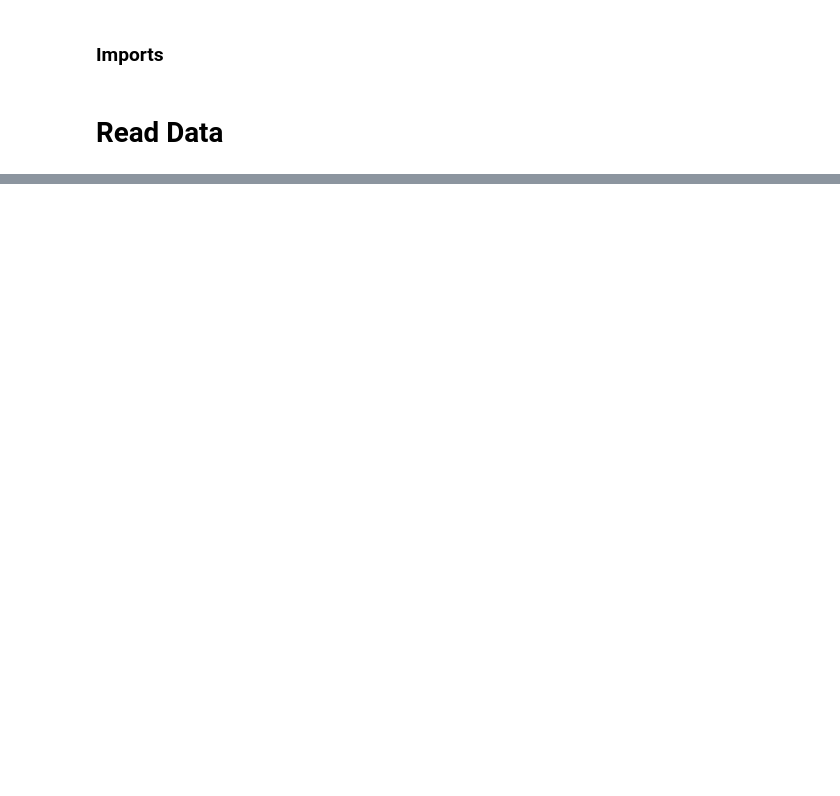
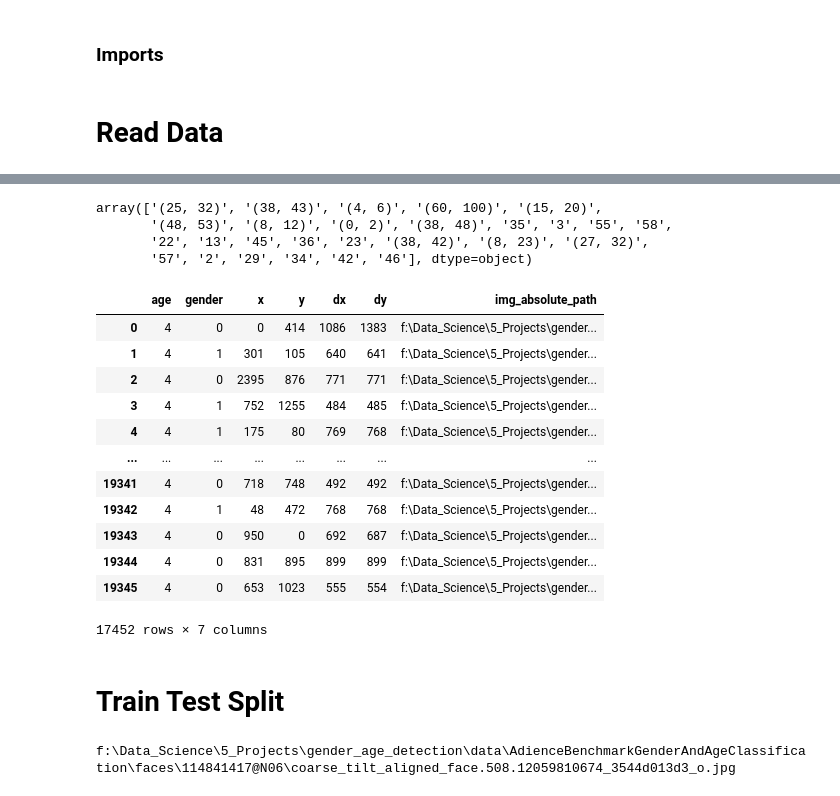
Before and after one commit to m-miler/gender_age_detection, a Jupyter notebook: ml_model.ipynb, the cells around one changed output, grey strips where cells are left out. Cells and saved outputs as stored; diff of their text form; code cells hidden in the pictures; blank space fills up the shorter version.

```diff
--- a/ml_model.ipynb
+++ b/ml_model.ipynb
@@ -18,0 +90,43 @@ full_txt_data = pd.concat(txt_data, ignore_index=True)
+# %%
+#Select data which will be needed to train and test models
+data = raw_data[['age', 'gender', 'x', 'y', 'dx', 'dy', 'img_absolute_path']]
+# %%
+#Encode gender categorical data to numeric
+data = data.replace({'gender': {'f': 0, 'm': 1}})
+# %%
+#Encode age values
+data.age.unique()
+# %% [output]
+array(['(25, 32)', '(38, 43)', '(4, 6)', '(60, 100)', '(15, 20)',
+       '(48, 53)', '(8, 12)', '(0, 2)', '(38, 48)', '35', '3', '55', '58',
+       '22', '13', '45', '36', '23', '(38, 42)', '(8, 23)', '(27, 32)',
+       '57', '2', '29', '34', '42', '46'], dtype=object)
+# %%
+age_mapping= [('(0, 2)', '0-2'), ('2', '0-2'), ('3', '0-2'), ('(4, 6)', '4-6'), ('(8, 12)', '8-13'), ('13', '8-13'), ('22', '15-20'), ('(8, 23)','15-20'), ('23', '25-32'),
+('(15, 20)', '15-20'), ('(25, 32)', '25-32'), ('(27, 32)', '25-32'), ('32', '25-32'), ('34', '25-32'), ('29', '25-32'), ('(38, 42)', '38-43'), ('35', '38-43'), ('36', '38-43'),
+('42', '48-53'), ('45', '38-43'), ('(38, 43)', '38-43'), ('(38, 42)', '38-43'), ('(38, 48)', '48-53'), ('46', '48-53'), ('(48, 53)', '48-53'), ('55', '48-53'), ('56', '48-53'),
+('(60, 100)', '60+'), ('57', '60+'), ('58', '60+')]
+
+age_mapping_dict = {each[0]: each[1] for each in age_mapping}
+# %%
+#Encode categorical age data to numeric
+age_dict =  {'0-2': 0, '4-6': 1, '8-13': 2, '15-20': 3, '25-32': 4, '38-43': 5, '48-53': 6, '60+': 7}
+data.loc[:, 'age'] = data.apply(lambda row: age_dict[age_mapping_dict[row.age]], axis=1)
+# %%
+data
+# %% [output]
+|  | age | gender | x | y | dx | dy | img_absolute_path |
+| 0 | 4 | 0 | 0 | 414 | 1086 | 1383 | f:\Data_Science\5_Projects\gender... |
+| 1 | 4 | 1 | 301 | 105 | 640 | 641 | f:\Data_Science\5_Projects\gender... |
+| 2 | 4 | 0 | 2395 | 876 | 771 | 771 | f:\Data_Science\5_Projects\gender... |
+| 3 | 4 | 1 | 752 | 1255 | 484 | 485 | f:\Data_Science\5_Projects\gender... |
+| 4 | 4 | 1 | 175 | 80 | 769 | 768 | f:\Data_Science\5_Projects\gender... |
+| ... | ... | ... | ... | ... | ... | ... | ... |
+| 19341 | 4 | 0 | 718 | 748 | 492 | 492 | f:\Data_Science\5_Projects\gender... |
+| 19342 | 4 | 1 | 48 | 472 | 768 | 768 | f:\Data_Science\5_Projects\gender... |
+| 19343 | 4 | 0 | 950 | 0 | 692 | 687 | f:\Data_Science\5_Projects\gender... |
+| 19344 | 4 | 0 | 831 | 895 | 899 | 899 | f:\Data_Science\5_Projects\gender... |
+| 19345 | 4 | 0 | 653 | 1023 | 555 | 554 | f:\Data_Science\5_Projects\gender... |
+17452 rows × 7 columns
+# %% [markdown]
+# Train Test Split
@@ -19 +146,11 @@ full_txt_data = pd.concat(txt_data, ignore_index=True)
+# %%
+train_images = []
+test_images = []
+
+for img_path in X_train_gender:
+    img change_img(img_path)
+
+    break
+# %% [output]
+f:\Data_Science\5_Projects\gender_age_detection\data\AdienceBenchmarkGenderAndAgeClassification\faces\114841417@N06\coarse_tilt_aligned_face.508.12059810674_3544d013d3_o.jpg
 # %%
```
Also changed, not shown: parts of 17 cells of this notebook, 1 other file.
